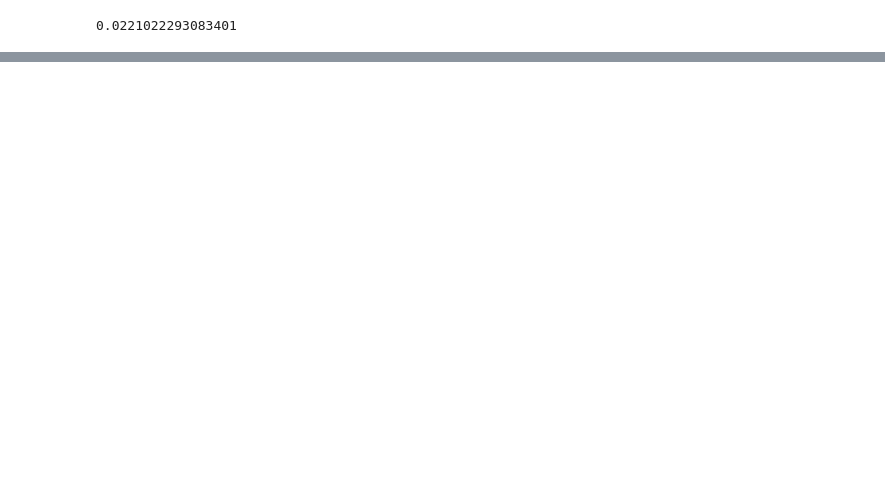
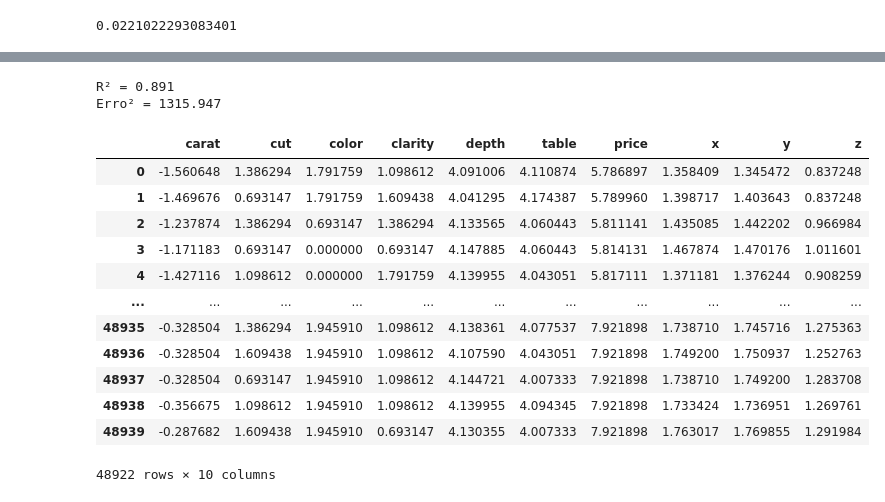
Before and after one commit to pgarcias01/Ironhack_DAFT, a Jupyter notebook: Projects/Mini-Project_Linear_Regression/Primeira_tentativa.ipynb, the cells around one changed output, grey strips where cells are left out. Saved outputs shown, nothing was run; the diff lists cells and outputs as text; code cells hidden in the pictures; blank space fills up the shorter version.

```diff
--- a/Projects/Mini-Project_Linear_Regression/Primeira_tentativa.ipynb
+++ b/Projects/Mini-Project_Linear_Regression/Primeira_tentativa.ipynb
@@ -42,0 +147,30 @@ r2
+# %%
+modelo = LinearRegression()
+modelo.fit(X_train, y_train)
+y_previsto = modelo.predict(X_test)
+print(f'R² = {metrics.r2_score(y_test, y_previsto).round(3)}')
+print(f'Erro² = {np.sqrt(metrics.mean_squared_error(y_test, y_previsto)).round(3)}')
+# %% [output]
+R² = 0.891
+Erro² = 1315.947
+# %%
+columns = diamonds.columns
+columns_zero = [column for column in columns if ((diamonds[column]==0).sum())> 0]
+mask = ((diamonds['x']==0) | (diamonds['y']==0) | (diamonds['z']==0))
+diamonds_log = diamonds.loc[~mask,:]
+diamonds_log = np.log(diamonds_log)
+diamonds_log
+# %% [output]
+|  | carat | cut | color | clarity | depth | table | price | x | y | z |
+| 0 | -1.560648 | 1.386294 | 1.791759 | 1.098612 | 4.091006 | 4.110874 | 5.786897 | 1.358409 | 1.345472 | 0.837248 |
+| 1 | -1.469676 | 0.693147 | 1.791759 | 1.609438 | 4.041295 | 4.174387 | 5.789960 | 1.398717 | 1.403643 | 0.837248 |
+| 2 | -1.237874 | 1.386294 | 0.693147 | 1.386294 | 4.133565 | 4.060443 | 5.811141 | 1.435085 | 1.442202 | 0.966984 |
+| 3 | -1.171183 | 0.693147 | 0.000000 | 0.693147 | 4.147885 | 4.060443 | 5.814131 | 1.467874 | 1.470176 | 1.011601 |
+| 4 | -1.427116 | 1.098612 | 0.000000 | 1.791759 | 4.139955 | 4.043051 | 5.817111 | 1.371181 | 1.376244 | 0.908259 |
+| ... | ... | ... | ... | ... | ... | ... | ... | ... | ... | ... |
+| 48935 | -0.328504 | 1.386294 | 1.945910 | 1.098612 | 4.138361 | 4.077537 | 7.921898 | 1.738710 | 1.745716 | 1.275363 |
+| 48936 | -0.328504 | 1.609438 | 1.945910 | 1.098612 | 4.107590 | 4.043051 | 7.921898 | 1.749200 | 1.750937 | 1.252763 |
+| 48937 | -0.328504 | 0.693147 | 1.945910 | 1.098612 | 4.144721 | 4.007333 | 7.921898 | 1.738710 | 1.749200 | 1.283708 |
+| 48938 | -0.356675 | 1.098612 | 1.945910 | 1.098612 | 4.139955 | 4.094345 | 7.921898 | 1.733424 | 1.736951 | 1.269761 |
+| 48939 | -0.287682 | 1.609438 | 1.945910 | 0.693147 | 4.130355 | 4.007333 | 7.921898 | 1.763017 | 1.769855 | 1.291984 |
+48922 rows × 10 columns
```
Also changed, not shown: parts of 24 cells of this notebook, 2 other files.
